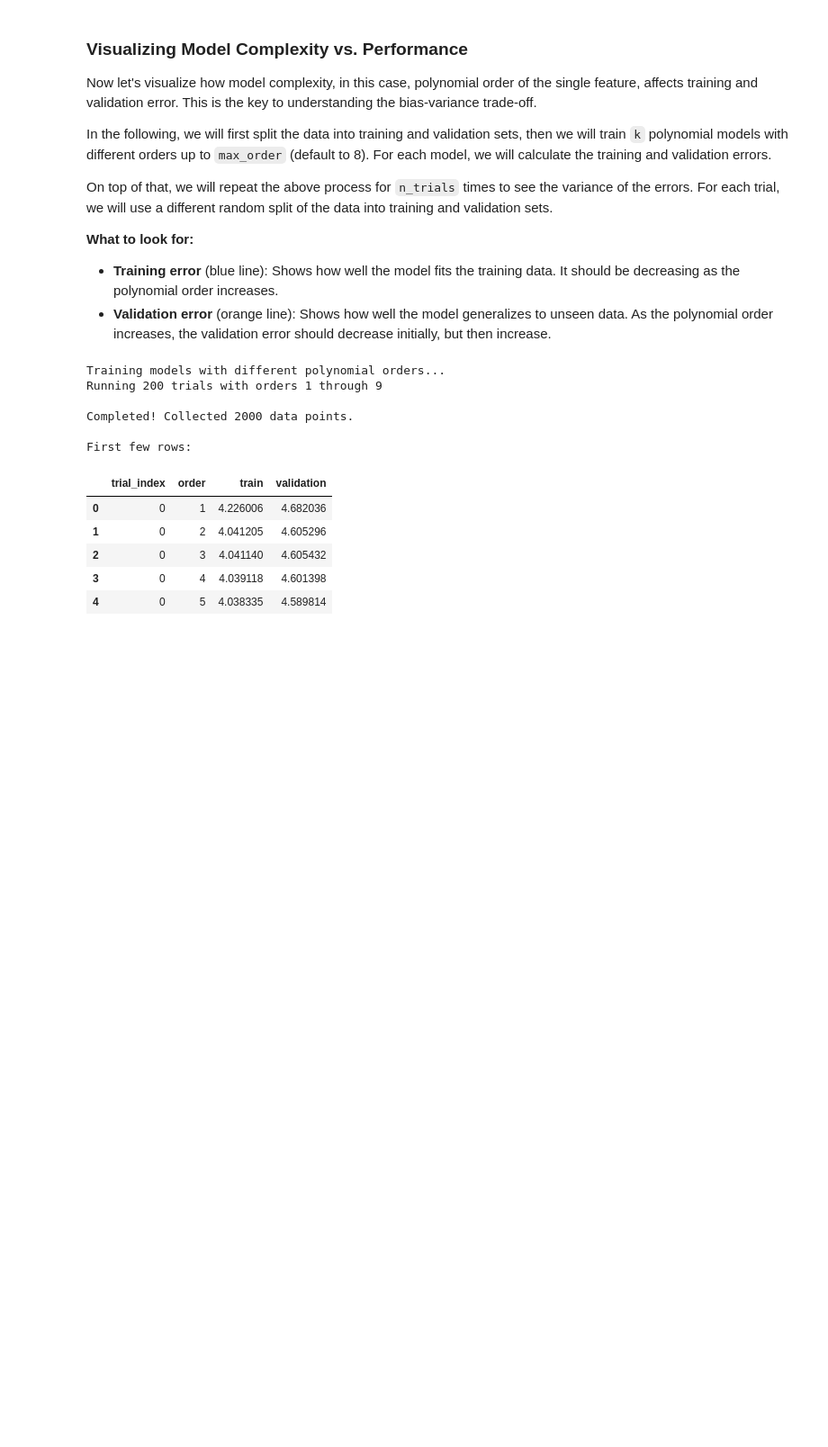
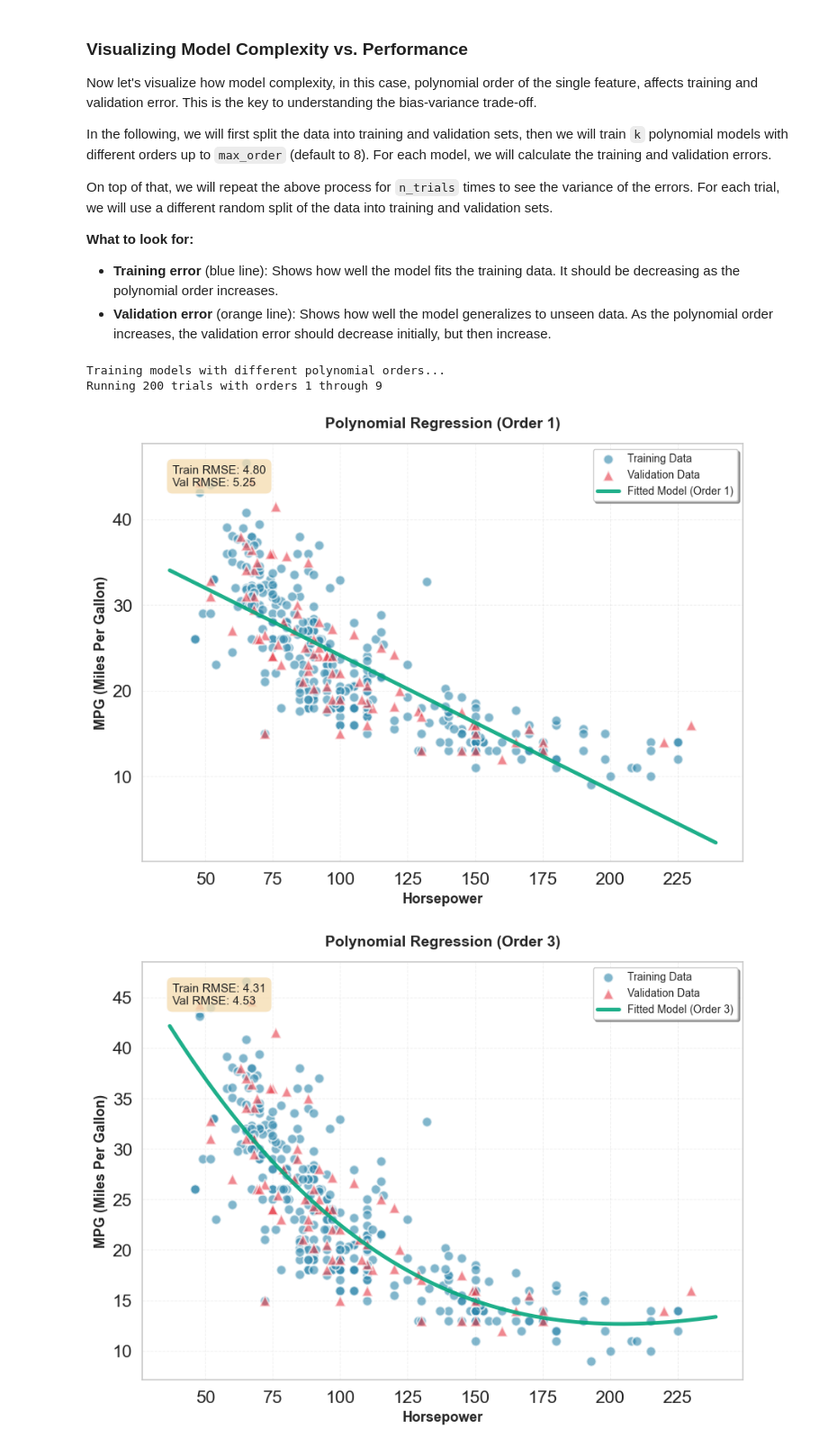
Before and after one commit to changyaochen/MECE4520, a Jupyter notebook: lectures/notebooks/12_cross_validation.ipynb, the cells around one changed output. Shown at 90% size. Cells and saved outputs as stored; diff of their text form; code cells hidden in the pictures; blank space fills up the shorter version.

Commit message:
add plots

```diff
--- a/lectures/notebooks/12_cross_validation.ipynb
+++ b/lectures/notebooks/12_cross_validation.ipynb
@@ -138,12 +248,8 @@ For each trial, we will use a different random split of the data into training a
 - **Training error** (blue line): Shows how well the model fits the training data. It should be decreasing as the polynomial order increases.
 - **Validation error** (orange line): Shows how well the model generalizes to unseen data. As the polynomial order increases, the validation error should decrease initially, but then increase.
 # %%
-# ============================================================================
-# Train Models with Varying Complexity
-# ============================================================================
-
 # Extract features and target
-X = auto["weight"].values
+X = auto["horsepower"].values
 y = auto["mpg"].values
 
 # Experimental setup
@@ -170,44 +276,42 @@ for t in range(n_trials):
         model = fit_polynomial(X_train, y_train, order)
 
         # Make predictions on training data
         y_pred_train = model.predict(X_train.reshape(-1, 1))
 
         # Make predictions on validation data (unseen during training)
         y_pred_validation = model.predict(X_validation.reshape(-1, 1))
 
         # Calculate RMSE for both sets
         # Lower RMSE = better predictions
         train_rmse = root_mean_squared_error(
             y_true=y_train, y_pred=y_pred_train
         )
         validation_rmse = root_mean_squared_error(
             y_true=y_validation, y_pred=y_pred_validation
         )
 
         # Store results
         rmse_records.append({
             "trial_index": t,
             "order": order,
             "train": train_rmse,
             "validation": validation_rmse,
         })
 
+        if t == 0 and order in (1, 3, max_order):
+            plot_model_fit(
+                model=model,
+                X_train=X_train,
+                y_train=y_train,
+                X_validation=X_validation,
+                y_validation=y_validation,
+                order=order
+            )
+
 # Convert collected records to DataFrame
 rmse = pd.DataFrame(rmse_records)
-
-print(f"\nCompleted! Collected {len(rmse)} data points.")
-print("\nFirst few rows:")
-rmse.head()
 # %% [output]
 Training models with different polynomial orders...
 Running 200 trials with orders 1 through 9
-
-Completed! Collected 2000 data points.
-
-First few rows:
-|  | trial_index | order | train | validation |
-| 0 | 0 | 1 | 4.226006 | 4.682036 |
-| 1 | 0 | 2 | 4.041205 | 4.605296 |
-| 2 | 0 | 3 | 4.041140 | 4.605432 |
-| 3 | 0 | 4 | 4.039118 | 4.601398 |
-| 4 | 0 | 5 | 4.038335 | 4.589814 |
+[figure, added]
+[figure, added]
```
Also changed, not shown: parts of 5 cells of this notebook.
